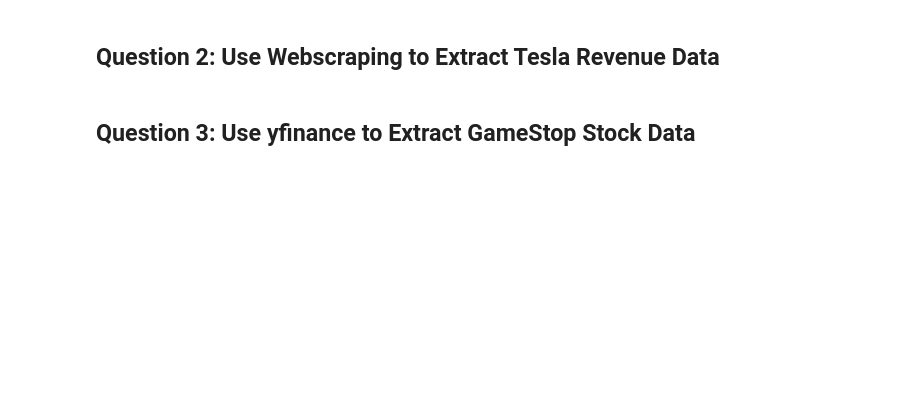
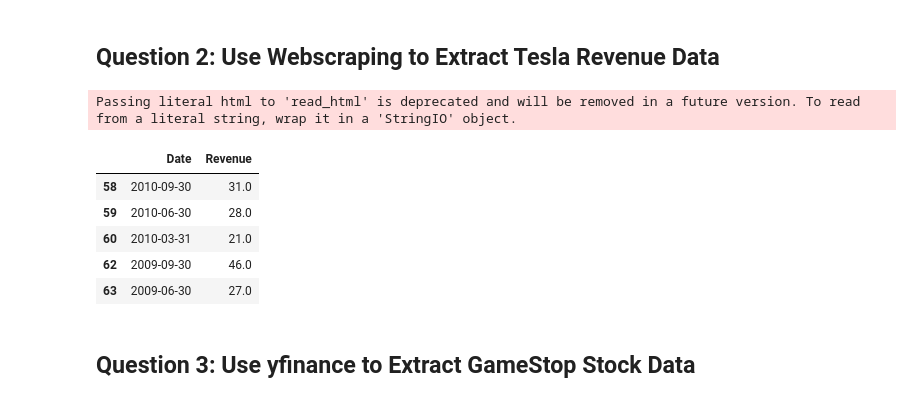
Before and after one commit to mrigankmaharana/IBM_DataScience_ToolsForDataScience, a Jupyter notebook: final_project.ipynb, the cells around one changed output. Saved outputs shown, nothing was run; the diff lists cells and outputs as text; code cells hidden in the pictures; blank space fills up the shorter version.

```diff
--- a/final_project.ipynb
+++ b/final_project.ipynb
@@ -17,19 +29,31 @@ from bs4 import BeautifulSoup
 # %%
 url = 'https://www.macrotrends.net/stocks/charts/TSLA/tesla/revenue'
-html_data = requests.get(url).text
+headers = {'User-Agent': 'Mozilla/5.0 (Windows NT 10.0; Win64; x64)'}  # mimic a browser
+html_data = requests.get(url, headers=headers).text
 soup = BeautifulSoup(html_data, 'html.parser')
 
-import pandas as pd
-
+# find the Tesla Quarterly Revenue table
 for table in soup.find_all('table'):
-    if 'Tesla Quarterly Revenue' in str(table):
+    if 'Tesla Quarterly Revenue' in table.get_text():
         tesla_revenue = pd.read_html(str(table))[0]
         break
 
+# clean it up
 tesla_revenue.columns = ['Date', 'Revenue']
-tesla_revenue['Revenue'] = tesla_revenue['Revenue'].str.replace('$','').str.replace(',','')
+tesla_revenue['Revenue'] = tesla_revenue['Revenue'] \
+    .str.replace('[$,]', '', regex=True).astype(float)
 tesla_revenue.dropna(inplace=True)
+
+# display the last five rows
 tesla_revenue.tail()
+# %% [output]
+Passing literal html to 'read_html' is deprecated and will be removed in a future version. To read from a literal string, wrap it in a 'StringIO' object.
+|  | Date | Revenue |
+| 58 | 2010-09-30 | 31.0 |
+| 59 | 2010-06-30 | 28.0 |
+| 60 | 2010-03-31 | 21.0 |
+| 62 | 2009-09-30 | 46.0 |
+| 63 | 2009-06-30 | 27.0 |
 # %% [markdown]
 ## Question 3: Use yfinance to Extract GameStop Stock Data
 # %%
```
Also changed, not shown: parts of 4 cells of this notebook.
